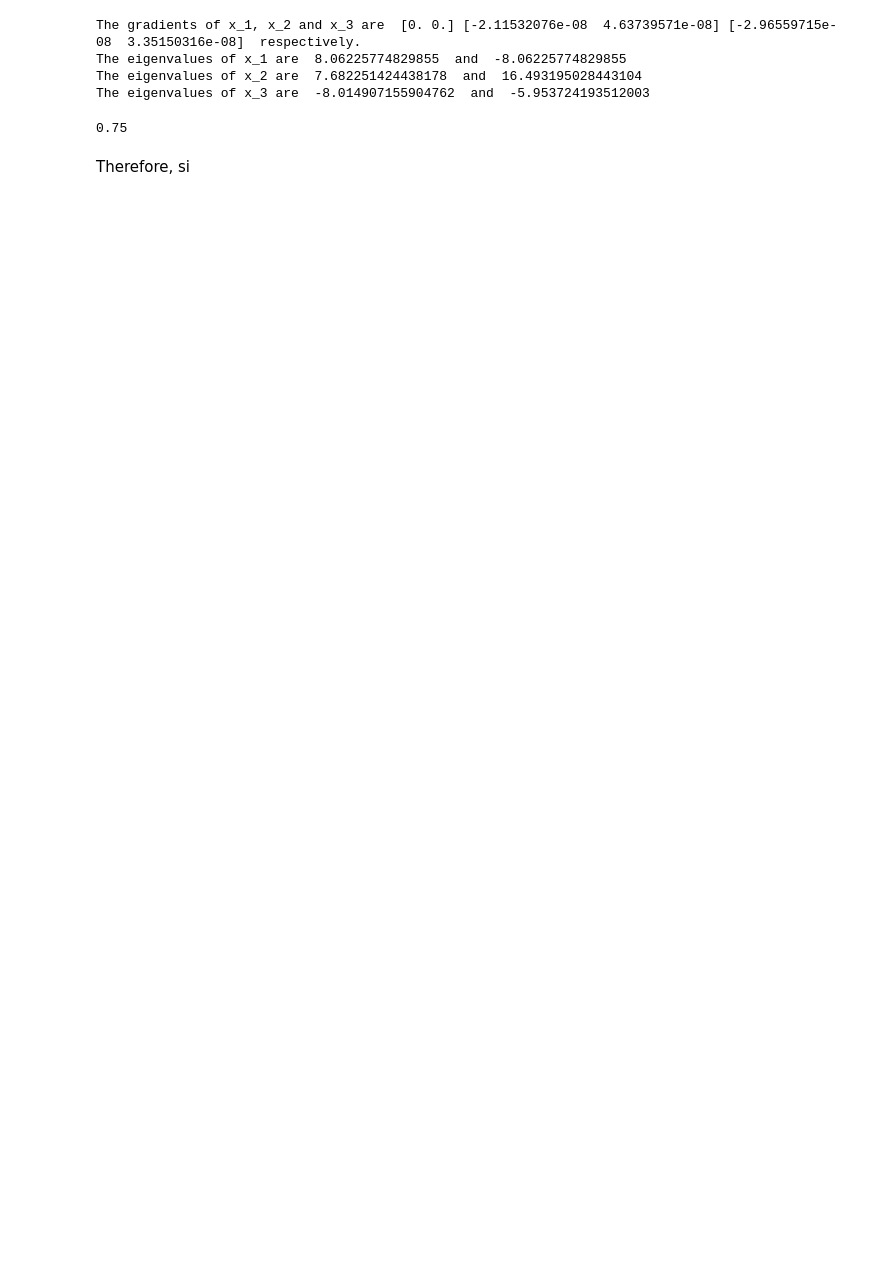
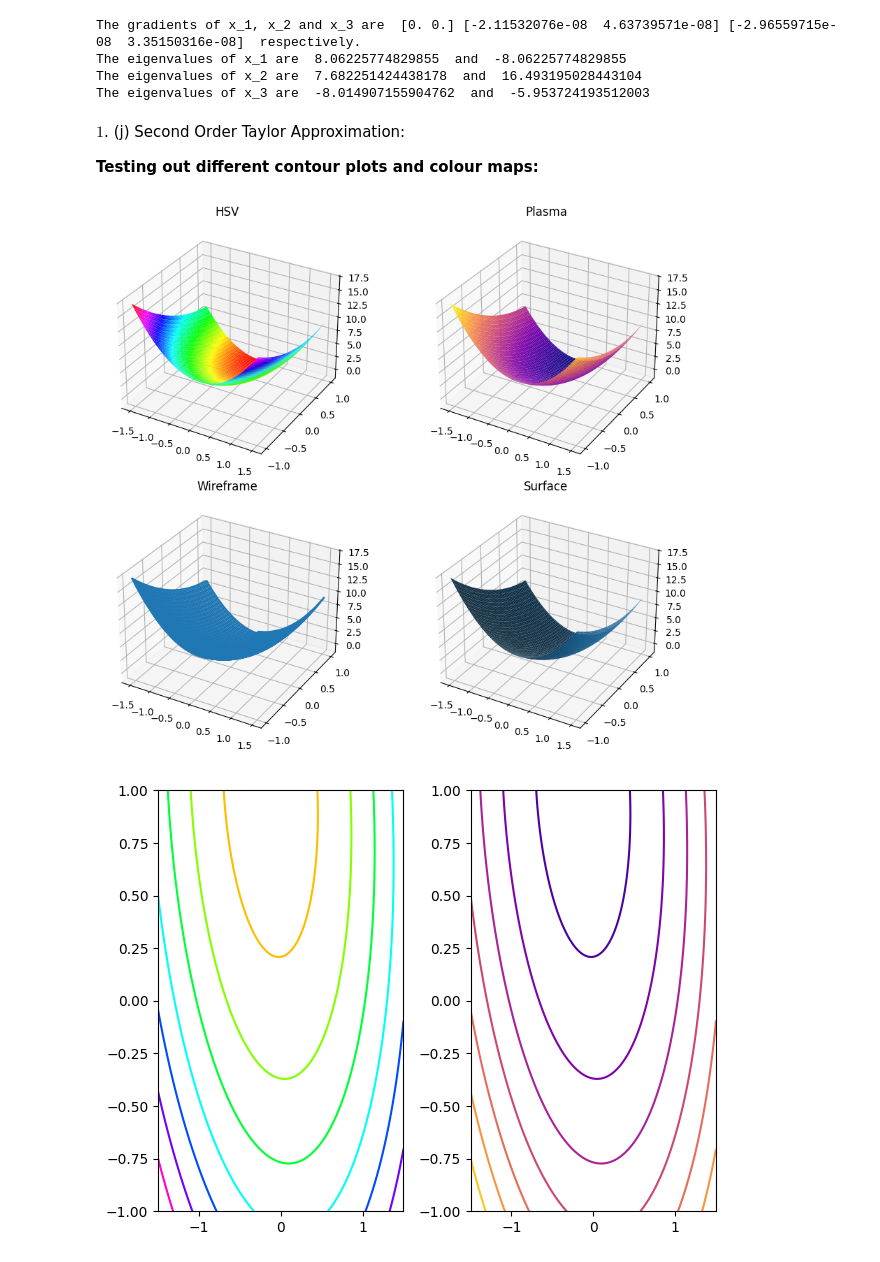
Before and after one commit to eishitakalra/NonLinearOptimizationWorkshops, a Jupyter notebook: NLOCodingAssessment1.ipynb, the cells around one changed output. Cells and saved outputs as stored; diff of their text form; code cells hidden in the pictures; blank space fills up the shorter version.

```diff
--- a/NLOCodingAssessment1.ipynb
+++ b/NLOCodingAssessment1.ipynb
@@ -39,20 +58,52 @@ The gradients of x_1, x_2 and x_3 are  [0. 0.] [-2.11532076e-08  4.63739571e-08]
 The eigenvalues of x_1 are  8.06225774829855  and  -8.06225774829855
 The eigenvalues of x_2 are  7.682251424438178  and  16.493195028443104
 The eigenvalues of x_3 are  -8.014907155904762  and  -5.953724193512003
-# %%
-x0 = 0
-y0 = 0.5
-f = func(0, [x0, y0])
-g = func(1, [x0, y0])
-H = func(2, [x0, y0])
-
-
-XS = 0-x0
-YS = 0-y0
-T = f + g[0]*XS + g[1]*YS + 0.5*H[0][0]*XS*XS + H[0][1]*XS*YS + 0.5*H[1][1]*YS*YS
-
-print(T)
-# %% [output]
-0.75
-# %% [markdown]
-Therefore, si
+# %% [markdown]
+
+$1$. (j) Second Order Taylor Approximation:
+
+**Testing out different contour plots and colour maps:**
+# %%
+x0 = 0
+y0 = 0.5
+f = func(0, [x0, y0])
+g = func(1, [x0, y0])
+H = func(2, [x0, y0])
+
+
+xlist = np.linspace(-1.5, 1.5, 100)
+ylist = np.linspace(-1, 1, 100)
+X, Y = np.meshgrid(xlist, ylist)
+
+XS = X-x0
+YS = Y-y0
+T = f + g[0]*XS + g[1]*YS + 0.5*H[0][0]*XS*XS + H[0][1]*XS*YS + 0.5*H[1][1]*YS*YS
+
+fig1, axs1 = plt.subplots(2, 2, subplot_kw={"projection": "3d"}, figsize=(10, 8))
+
+cp = axs1[0, 0].plot_surface(X, Y, T, cmap=plt.get_cmap('hsv'))
+axs1[0, 0].set_title("HSV")
+
+cp = axs1[0, 1].plot_surface(X, Y, T, cmap=plt.get_cmap('plasma'))
+axs1[0, 1].set_title("Plasma")
+
+cp = axs1[1, 0].plot_wireframe(X, Y, T)
+axs1[1, 0].set_title("Wireframe")
+
+cp = axs1[1, 1].plot_surface(X, Y, T)
+axs1[1,1].set_title("Surface")
+
+plt.tight_layout()
+plt.show()
+
+fig2, axs2 = plt.subplots(1, 2)
+cp2 = axs2[0].contour(X, Y, T, cmap=plt.get_cmap('hsv'))
+cp2 = axs2[1].contour(X, Y, T, cmap=plt.get_cmap('plasma'))
+
+plt.tight_layout()
+plt.show()
+
+print(T)
+# %% [output]
+[figure, added]
+[figure, added]
```
Also changed, not shown: parts of 7 cells of this notebook.
